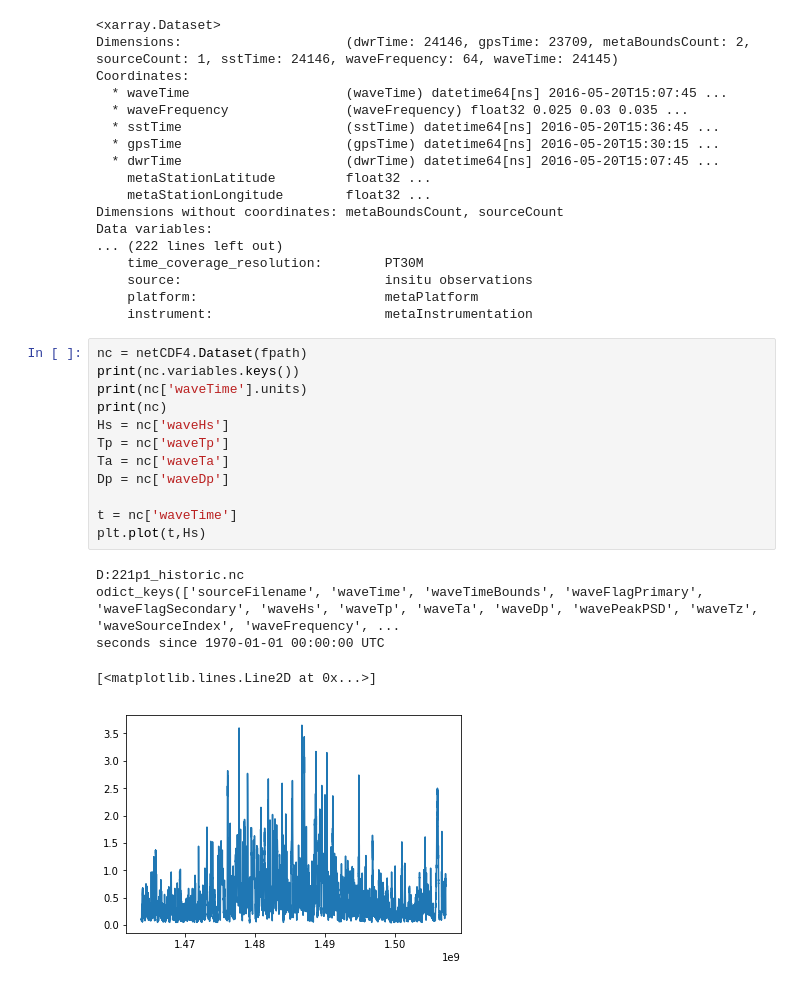
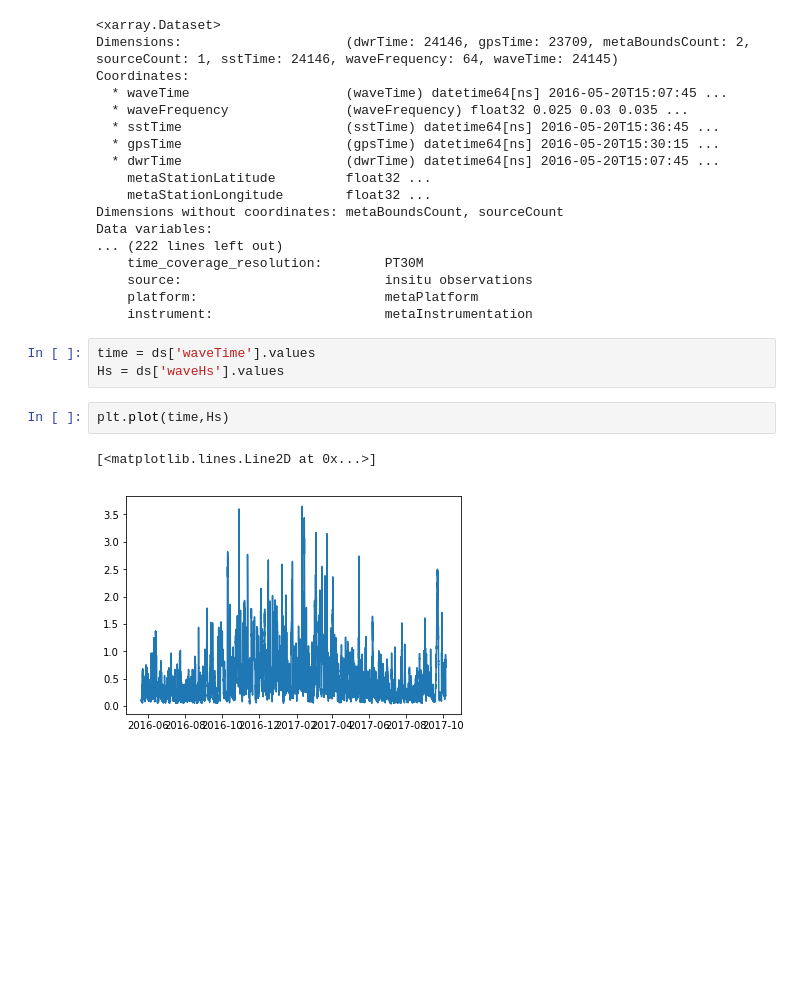
Before and after one commit to csherwood-usgs/Raster_calcs, a Jupyter notebook: CDIP221_to_nc.ipynb, the cells around one changed output. Cells and saved outputs as stored; diff of their text form; blank space fills up the shorter version.

```diff
--- a/CDIP221_to_nc.ipynb
+++ b/CDIP221_to_nc.ipynb
@@ -63,21 +63,11 @@ Data variables:
     source:                          insitu observations
     platform:                        metaPlatform
     instrument:                      metaInstrumentation
-# %%
-nc = netCDF4.Dataset(fpath)
-print(nc.variables.keys())
-print(nc['waveTime'].units)
-print(nc)
-Hs = nc['waveHs']
-Tp = nc['waveTp']
-Ta = nc['waveTa']
-Dp = nc['waveDp']
-
-t = nc['waveTime']
-plt.plot(t,Hs)
-# %% [output]
-D:221p1_historic.nc
-odict_keys(['sourceFilename', 'waveTime', 'waveTimeBounds', 'waveFlagPrimary', 'waveFlagSecondary', 'waveHs', 'waveTp', 'waveTa', 'waveDp', 'wavePeakPSD', 'waveTz', 'waveSourceIndex', 'waveFrequency', ...
-seconds since 1970-01-01 00:00:00 UTC
-[<matplotlib.lines.Line2D at 0x...>]
-[figure, removed]
+# %%
+time = ds['waveTime'].values
+Hs = ds['waveHs'].values
+# %%
+plt.plot(time,Hs)
+# %% [output]
+[<matplotlib.lines.Line2D at 0x...>]
+[figure, added]
```
